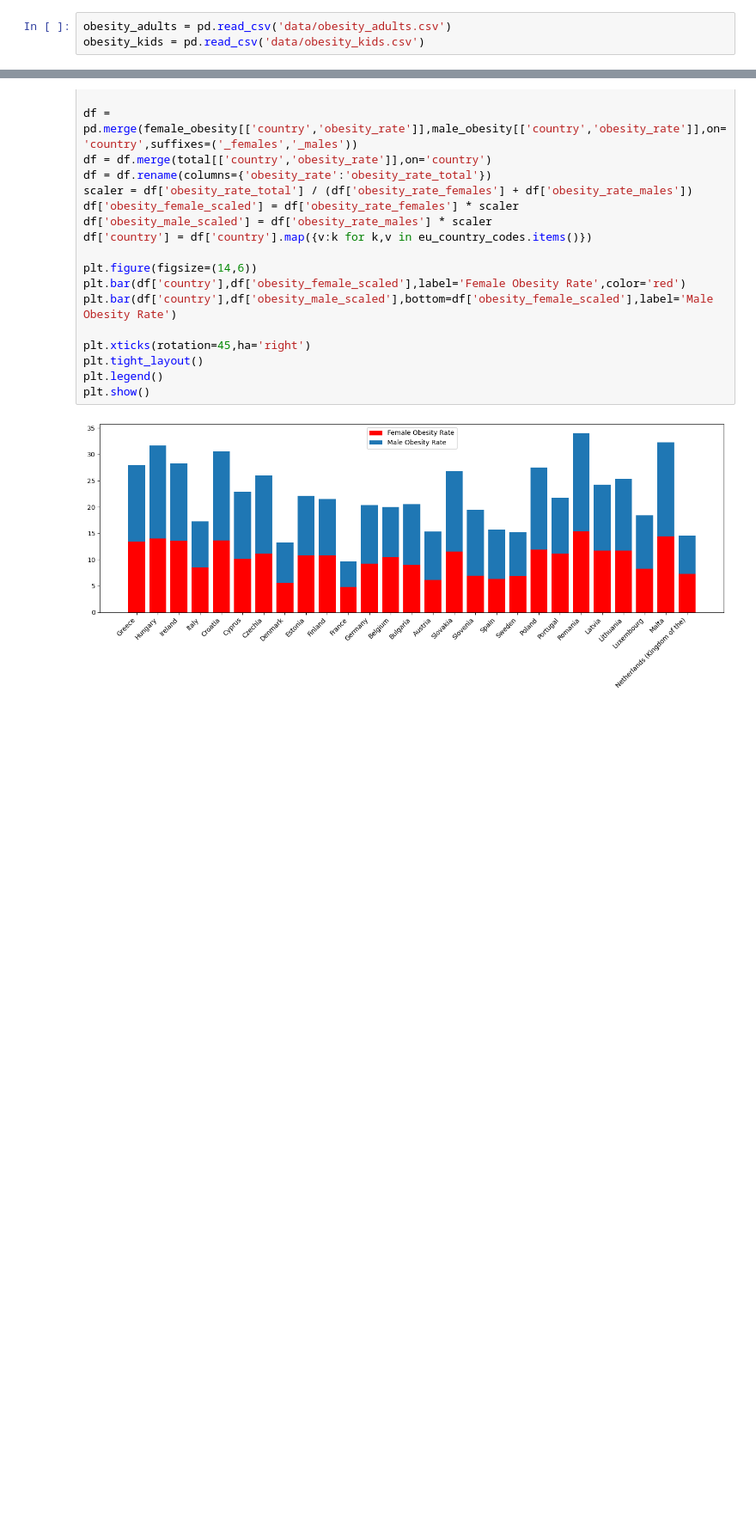
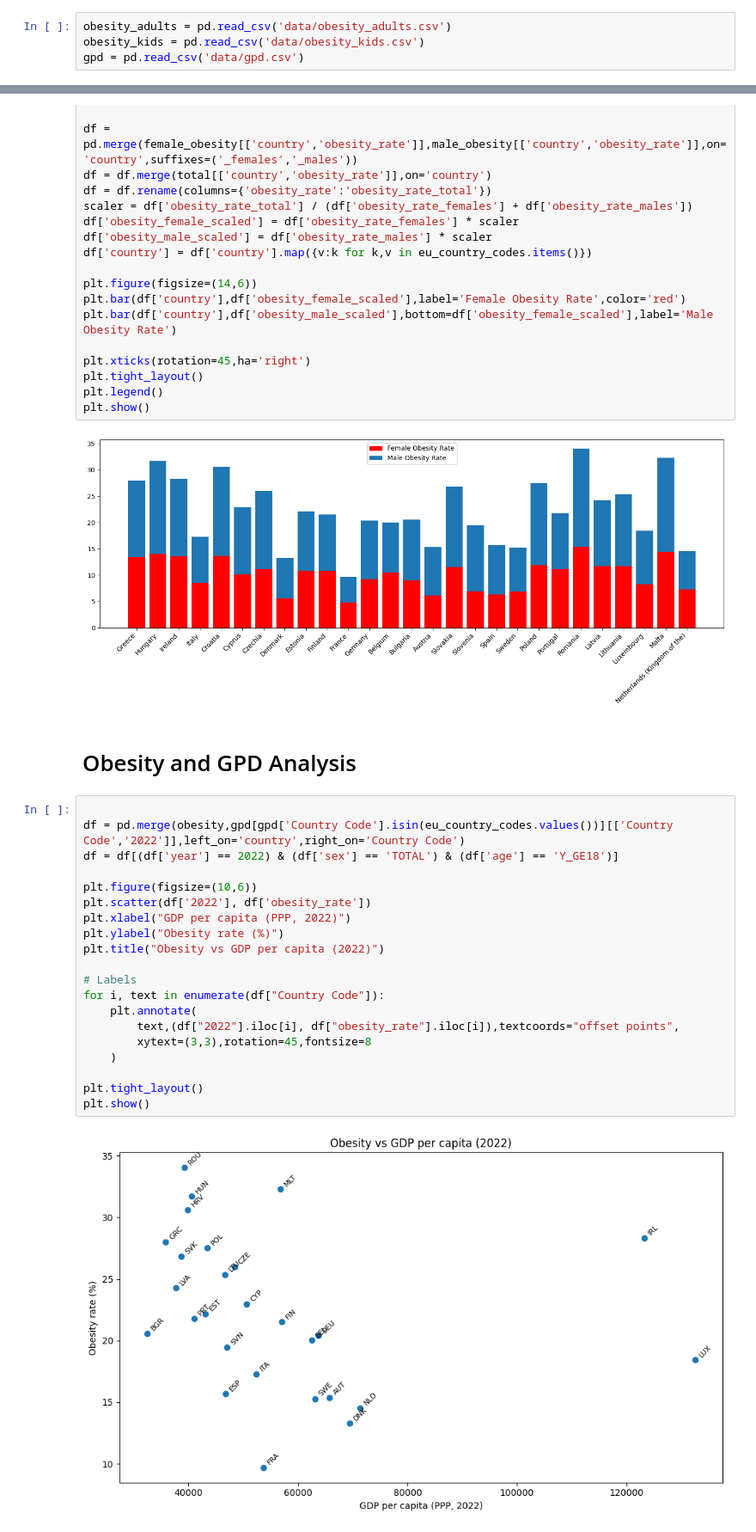
Before and after one commit to Danialmohebbi/EU-Obesity-Analysis, a Jupyter notebook: main.ipynb, the cells around one changed output, grey strips where cells are left out. Shown at 86% size. Saved outputs shown, nothing was run; the diff lists cells and outputs as text; blank space fills up the shorter version.

Commit message:
Add analysis of gpd and obesity

```diff
--- a/main.ipynb
+++ b/main.ipynb
@@ -11,6 +11,7 @@ import seaborn as sns
 # %%
 obesity_adults = pd.read_csv('data/obesity_adults.csv')
 obesity_kids = pd.read_csv('data/obesity_kids.csv')
+gpd = pd.read_csv('data/gpd.csv')
 # %% [markdown]
 <h1>Utils</h1>
 # %%
@@ -139,3 +140,27 @@ plt.legend()
 plt.show()
 # %% [output]
 [figure]
+# %% [markdown]
+<h1>Obesity and GPD Analysis</h1>
+# %%
+
+df = pd.merge(obesity,gpd[gpd['Country Code'].isin(eu_country_codes.values())][['Country Code','2022']],left_on='country',right_on='Country Code')
+df = df[(df['year'] == 2022) & (df['sex'] == 'TOTAL') & (df['age'] == 'Y_GE18')]
+
+plt.figure(figsize=(10,6))
+plt.scatter(df['2022'], df['obesity_rate'])
+plt.xlabel("GDP per capita (PPP, 2022)")
+plt.ylabel("Obesity rate (%)")
+plt.title("Obesity vs GDP per capita (2022)")
+
+# Labels
+for i, text in enumerate(df["Country Code"]):
+    plt.annotate(
+        text,(df["2022"].iloc[i], df["obesity_rate"].iloc[i]),textcoords="offset points",
+        xytext=(3,3),rotation=45,fontsize=8
+    )
+
+plt.tight_layout()
+plt.show()
+# %% [output]
+[figure, added]
```
Also changed, not shown: 2 other files.
